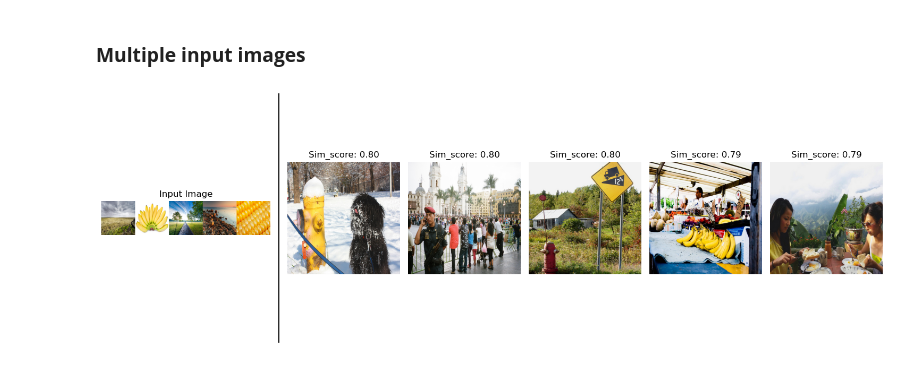
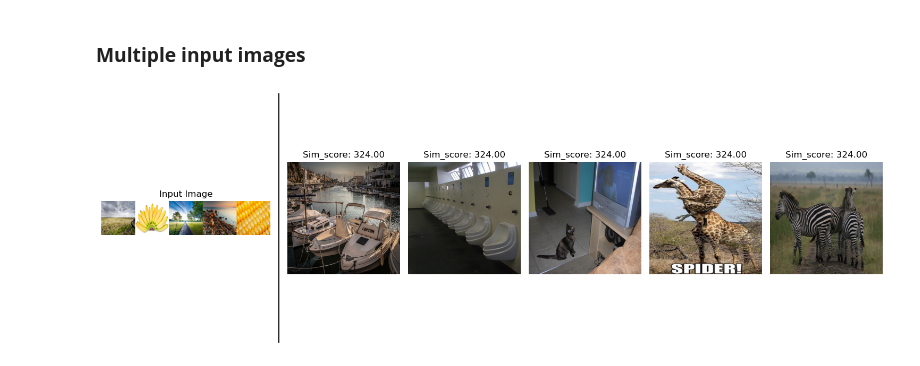
Before and after one commit to erythrocytecalculus/Image-Recommender-Big-Data, a Jupyter notebook: show_similarities.ipynb, the cells around one changed output. Saved outputs shown, nothing was run; the diff lists cells and outputs as text; code cells hidden in the pictures.

```diff
--- a/show_similarities.ipynb
+++ b/show_similarities.ipynb
@@ -50,8 +50,8 @@ input_images = [r"D:\data\image_data\Landscapes\00000000_(6).jpg",
                 r"D:\data\image_data\Landscapes\00000007_(6).jpg",
                 r"D:\data\image_data\Fruits_Vegetables\train\sweetcorn\Image_58.jpg"]
 # %%
-calculate_similarities(input_images, c, mode="rgb", metric="cosine", top_k=5)
+calculate_similarities(input_images, c, mode="rgb", metric="hamming", top_k=5)
 # %% [output]
-[figure, old version]
+[figure, new version]
 # %%
 conn.close()
```
Also changed, not shown: parts of 3 cells of this notebook, 11 other files.
